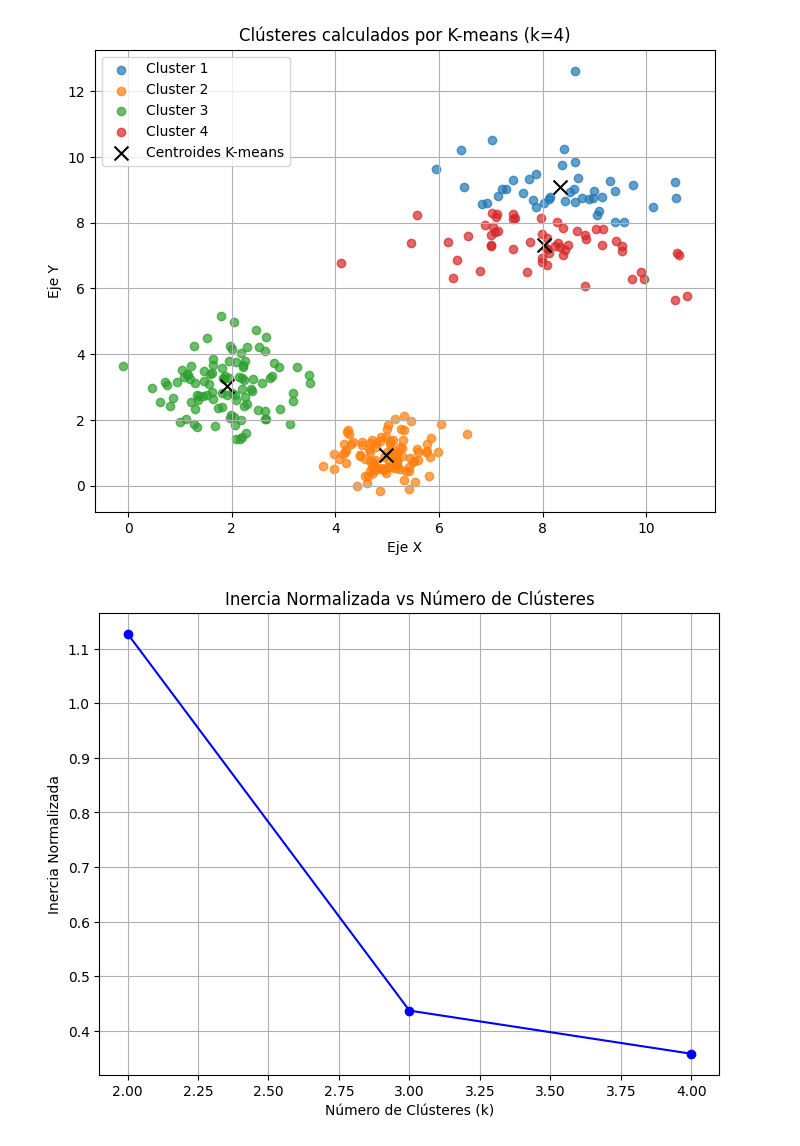
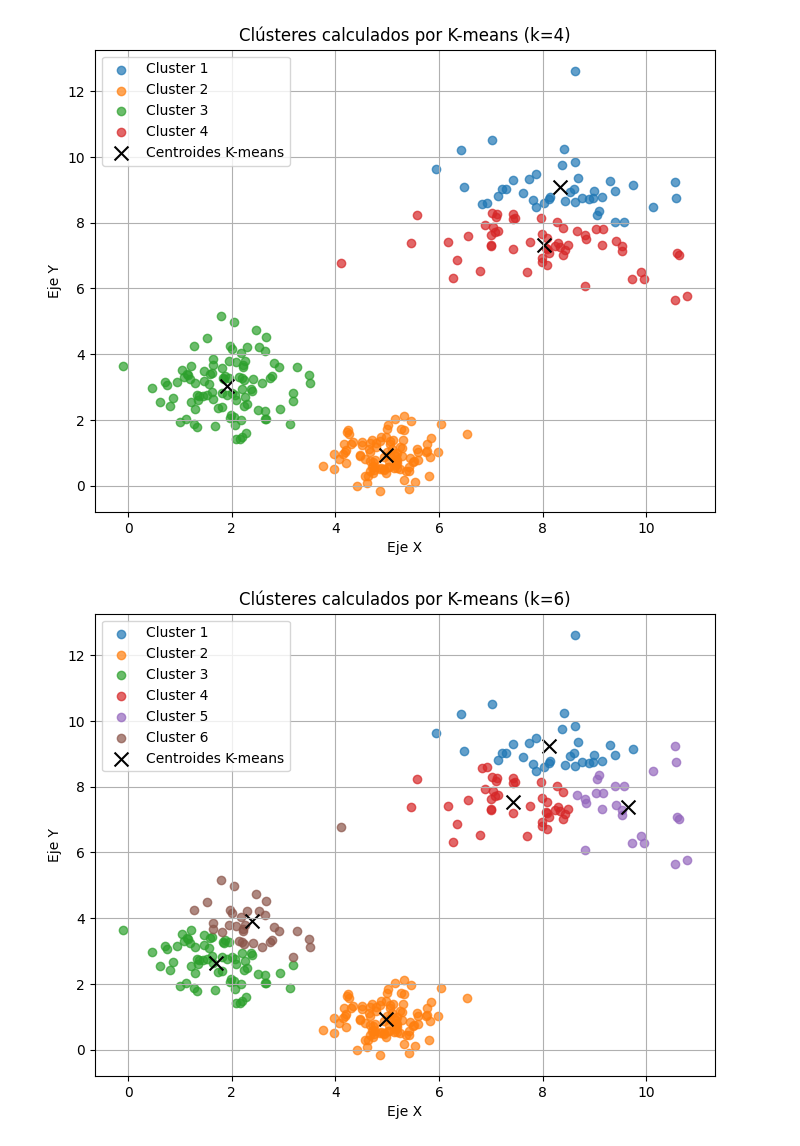
Before and after one commit to AlvaroMF02/SAA, a Jupyter notebook: cluster/ejerClase.ipynb, the cells around one changed output. Drawn from its saved outputs; the diff is of its cells as text; code cells hidden in the pictures.

```diff
--- a/cluster/ejerClase.ipynb
+++ b/cluster/ejerClase.ipynb
@@ -55,7 +55,7 @@ plt.show()
 
 # Aplicar K-means con diferentes cantidades de clústeres
 inercias = []
-k_values = [2, 3, 4]
+k_values = [2, 3, 4, 6]
 
 for k in k_values:
     kmeans = KMeans(n_clusters=k, random_state=42).fit(data[['x', 'y']])
@@ -66,31 +66,31 @@ for k in k_values:
     plt.figure(figsize=(8, 6))
     colors = ['red', 'blue', 'green', 'orange']
     for cluster_label in range(k):
         cluster_data = data[data[f'kmeans_cluster_k{k}'] == cluster_label]
         plt.scatter(cluster_data['x'], cluster_data['y'], label=f"Cluster {cluster_label+1}", alpha=0.7)
 
     # Dibujar centroides calculados por K-means
     plt.scatter(kmeans.cluster_centers_[:, 0], kmeans.cluster_centers_[:, 1], color="black", marker="x", s=100, label="Centroides K-means")
     plt.title(f"Clústeres calculados por K-means (k={k})")
     plt.xlabel("Eje X")
     plt.ylabel("Eje Y")
     plt.legend()
     plt.grid(True)
     plt.savefig(os.path.join(output_dir, f"kmeans_clusters_k{k}.png"))
     plt.show()
 
 # Graficar la inercia
 plt.figure(figsize=(8, 6))
 plt.plot(k_values, inercias, marker='o', linestyle='-', color='b')
 plt.title("Inercia Normalizada vs Número de Clústeres")
 plt.xlabel("Número de Clústeres (k)")
 plt.ylabel("Inercia Normalizada")
 plt.grid(True)
 plt.savefig(os.path.join(output_dir, "inercia_normalizada_vs_k.png"))
 plt.show()
 # %% [output]
 [figure]
 [figure]
 [figure]
 [figure]
-[figure, old version]
+[figure, new version]
```
Also changed, not shown: parts of 2 cells of this notebook, 29 other files.
